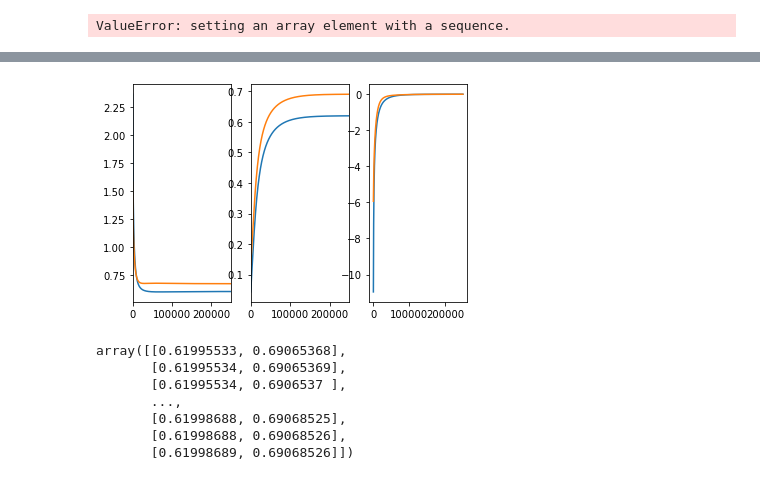
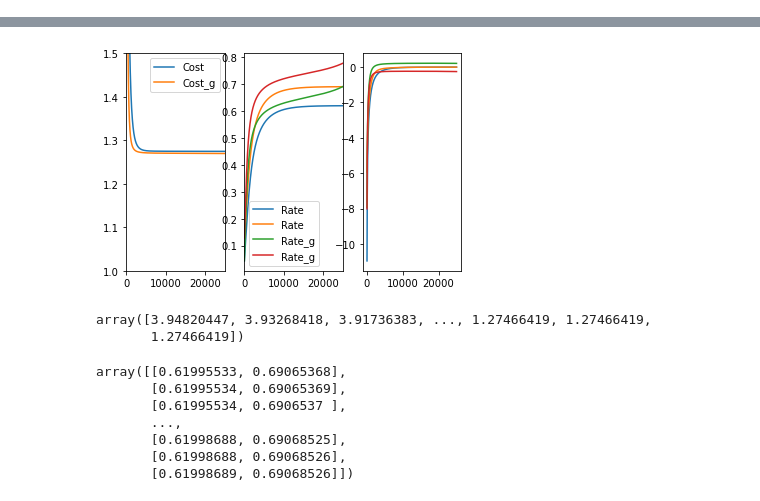
Before and after one commit to daniel-ablin/Thesis, a Jupyter notebook: recursive_model.ipynb, the cells around one changed output, grey strips where cells are left out. Drawn from its saved outputs; the diff is of its cells as text; code cells hidden in the pictures.

```diff
--- a/recursive_model.ipynb
+++ b/recursive_model.ipynb
@@ -76,8 +76,8 @@ class model(object):
             self.v[self.v==0] = 1/np.exp(10)
             if gov:
                 self.iterate_g(i)
-                self.v_g = self.v_g - lr*(self.f_grad_g[i,:])
-                self.v_g[self.v_g==0] = 1/np.exp(10)
+                self.v_g = self.v_g - lr*(self.f_grad_g[i,0])
+                self.v_g = self.v_g - lr*(self.f_grad_g[i,1])
 # %%
 x0 = np.array([0.0001,0.1])
 t = 150
@@ -89,20 +89,23 @@ L = np.array([0.8, 0.6])
 #temp = contagion_rate(x0, t, v, A)
 # %%
 model = model(x0,t,v,A,L)
-itr = 250000
+itr = 25000
 # %%
 model.train(0.0001,itr, True)
 base_v = model.v.copy()
 base_cost = model.cost[itr-1].copy()
-# %% [output]
-ValueError: setting an array element with a sequence.
 # %%
 fig, axs = plt.subplots(1,3)
-axs[0].plot(range(itr), model.cost, label='Cost')
+axs[0].plot(range(itr), np.sum(model.cost, axis=1), label='Cost')
+axs[0].plot(range(itr), np.sum(model.cost_g, axis=1), label='Cost_g')
 axs[1].plot(range(itr), model.rates, label='Rate')
+axs[1].plot(range(itr), model.rates_g, label='Rate_g')
 axs[2].plot(range(itr), model.f_grad, label='grad')
+axs[2].plot(range(itr), model.f_grad_g, label='grad_G')
+axs[0].set_ylim([1, 1.5])
 for i in range(2):
     axs[i].set_xlim([0, itr])
+    axs[i].legend()
 print(model.v)
 model.cost[itr-1]
 # %% [output]
@@ -111,4 +114,9 @@ array([0.60229619, 0.67236801])
-[figure, old version]
+[figure, new version]
+# %%
+np.sum(model.cost, axis=1)
+# %% [output]
+array([3.94820447, 3.93268418, 3.91736383, ..., 1.27466419, 1.27466419,
+       1.27466419])
 # %%
 model.rates[245000:]
 # %% [output]
```
Also changed, not shown: parts of 1 cell of this notebook.
